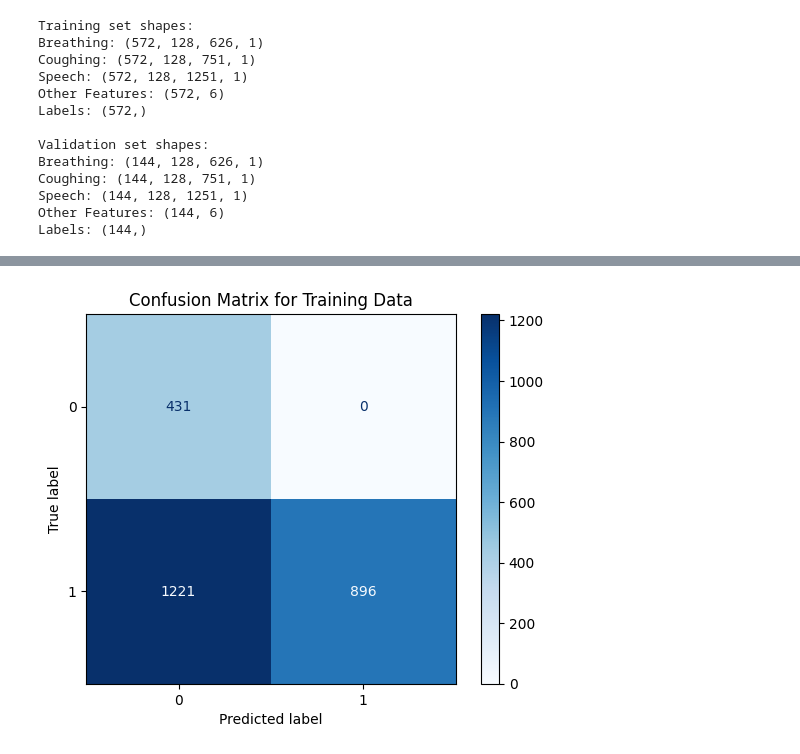
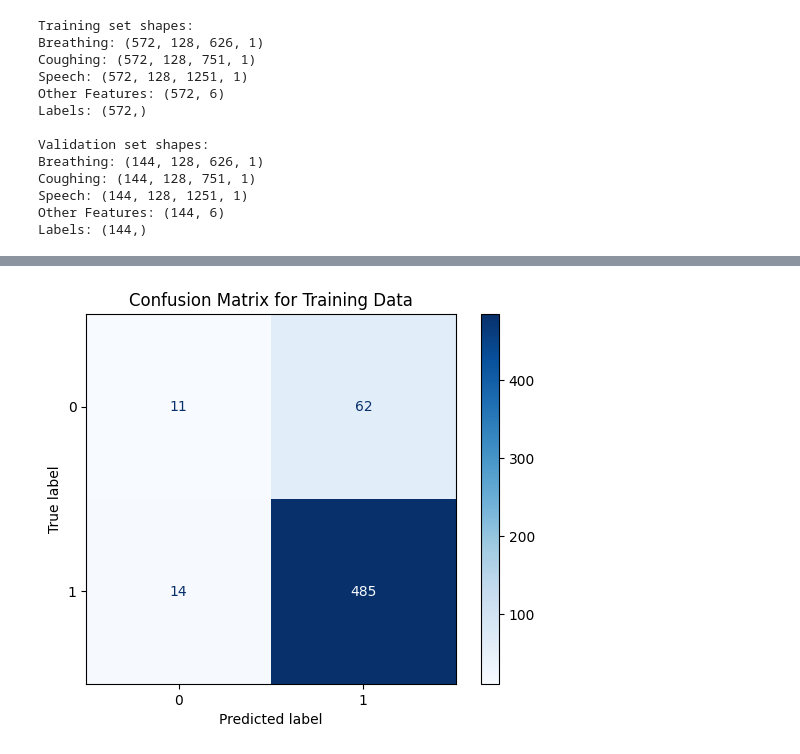
Before and after one commit to opheliasin/covid-detection, a Jupyter notebook: Workbook.ipynb, the cells around one changed output, grey strips where cells are left out. Cells and saved outputs as stored; diff of their text form; code cells hidden in the pictures.

Commit message:
Ran model and generated confusion matrix for train and test

```diff
--- a/Workbook.ipynb
+++ b/Workbook.ipynb
@@ -772,0 +683,33 @@ Epoch 20/20
+# %%
+from tensorflow.keras.callbacks import EarlyStopping
+
+# EarlyStopping callback
+early_stopping = EarlyStopping(
+    monitor='val_loss',         # Metric to monitor (e.g., validation loss)
+    patience=5,                 # Number of epochs with no improvement before stopping
+    restore_best_weights=True,  # Restore the weights of the best epoch
+    verbose=1                   # Print messages when early stopping is triggered
+)
+
+history = model.fit(
+    [X_train_breathing, X_train_coughing, X_train_speech, X_train_other_features],
+    y_train,
+    validation_data=(
+        [X_val_breathing, X_val_coughing, X_val_speech, X_val_other_features],
+        y_val
+    ),
+    epochs=50,
+    batch_size=32,
+    callbacks=[early_stopping]
+)
+
+
+# Step 4: Evaluate the model on the validation set
+results = model.evaluate(
+    [X_val_breathing, X_val_coughing, X_val_speech, X_val_other_features],
+    y_val
+)
+
+# Print all evaluation metrics
+for metric_name, metric_value in zip(model.metrics_names, results):
+    print(f"{metric_name}: {metric_value}")
@@ -773,3 +736,3 @@ Epoch 20/20
 # %%
-y_pred_train = model.predict([X_train_spectrograms, X_train_others])
+y_pred_train = model.predict([X_train_breathing, X_train_coughing, X_train_speech, X_train_other_features])
 # %% [output]
@@ -777,2 +740,2 @@ y_pred_train = model.predict([X_train_spectrograms, X_train_others])
 # %%
-y_pred_train_binary = (y_pred_train > 0.99).astype(int)
+y_pred_train_binary = (y_pred_train > 0.6).astype(int)
@@ -791,11 +757,13 @@ accuracy_train
 # %%
-cm = confusion_matrix(y_train_resampled, y_pred_train_binary)
+from sklearn.metrics import confusion_matrix, ConfusionMatrixDisplay
+
+cm = confusion_matrix(y_train, y_pred_train_binary)
 
 # Step 4: Visualize or print the confusion matrix
 disp = ConfusionMatrixDisplay(confusion_matrix=cm)
 disp.plot(cmap=plt.cm.Blues)
 plt.title("Confusion Matrix for Training Data")
 plt.show()
 # %% [output]
-[figure, old version]
+[figure, new version]
 # %%
```
Also changed, not shown: parts of 19 cells of this notebook.
